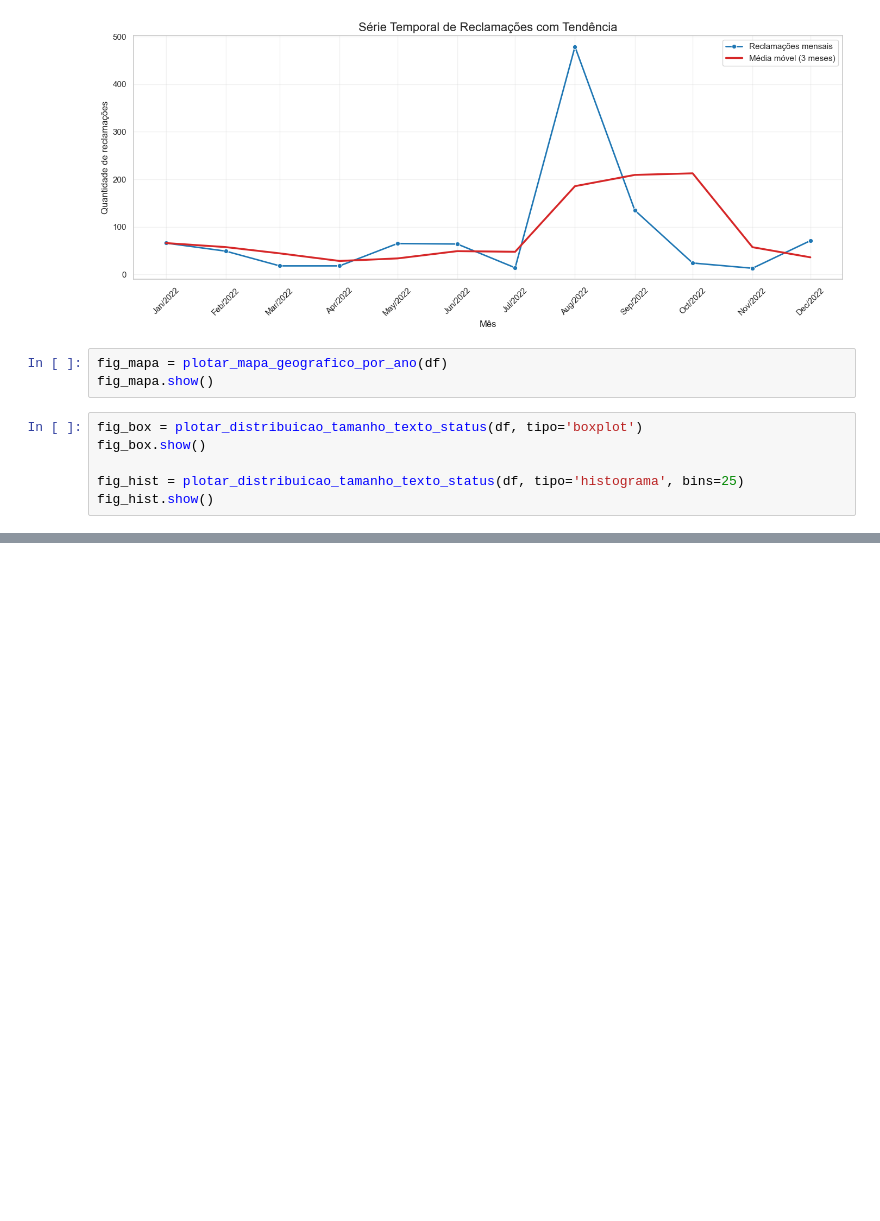
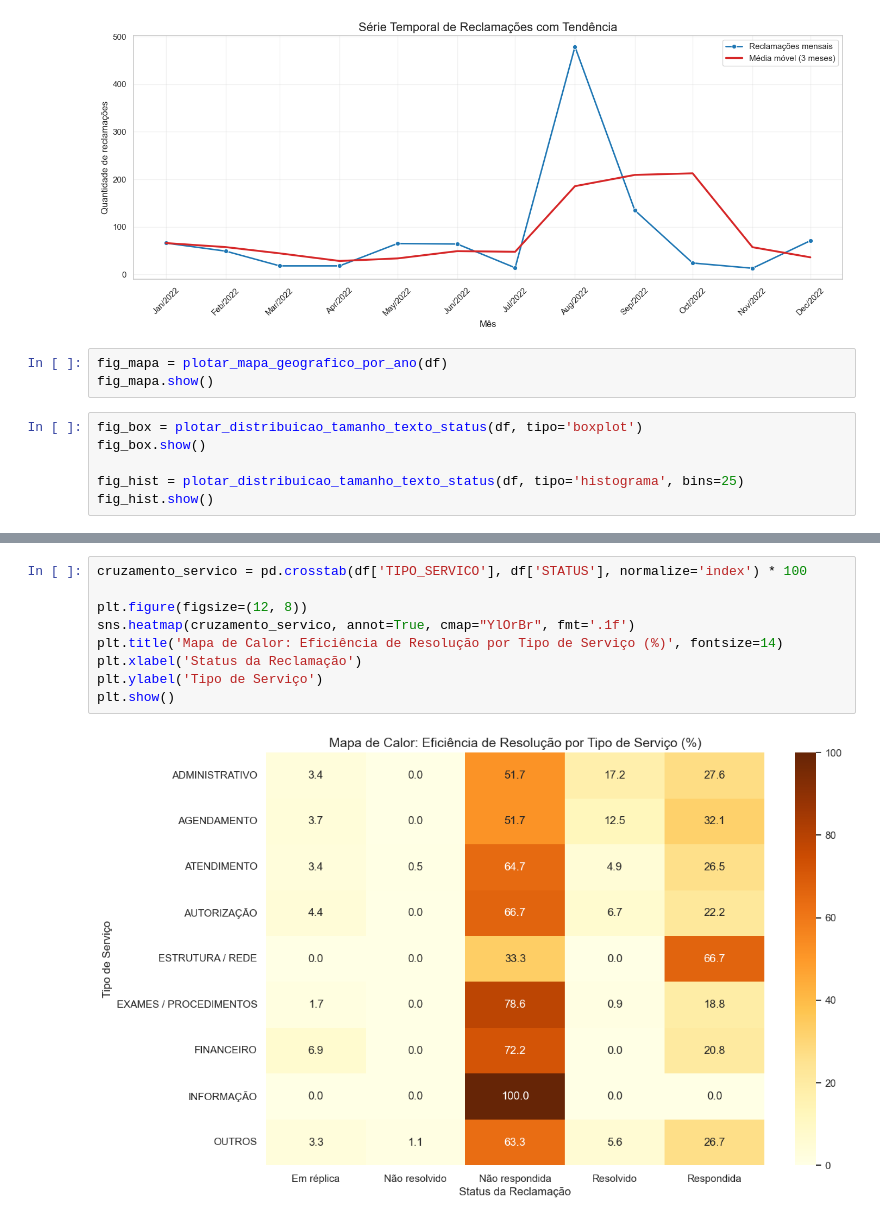
Before and after one commit to Rafilde/consultoria-analitica-hapvida, a Jupyter notebook: notebooks/02_analise_exploratoria.ipynb, the cells around one changed output, grey strips where cells are left out. Saved outputs shown, nothing was run; the diff lists cells and outputs as text; blank space fills up the shorter version.

Commit message:
Analise exploratoria dos dados-correlação entre serviços e eficiencia

```diff
--- a/notebooks/02_analise_exploratoria.ipynb
+++ b/notebooks/02_analise_exploratoria.ipynb
@@ -87,0 +182,11 @@ fig_hist.show()
+# %%
+cruzamento_servico = pd.crosstab(df['TIPO_SERVICO'], df['STATUS'], normalize='index') * 100
+
+plt.figure(figsize=(12, 8))
+sns.heatmap(cruzamento_servico, annot=True, cmap="YlOrBr", fmt='.1f')
+plt.title('Mapa de Calor: Eficiência de Resolução por Tipo de Serviço (%)', fontsize=14)
+plt.xlabel('Status da Reclamação')
+plt.ylabel('Tipo de Serviço')
+plt.show()
+# %% [output]
+[figure, added]
```
Also changed, not shown: parts of 7 cells of this notebook.
